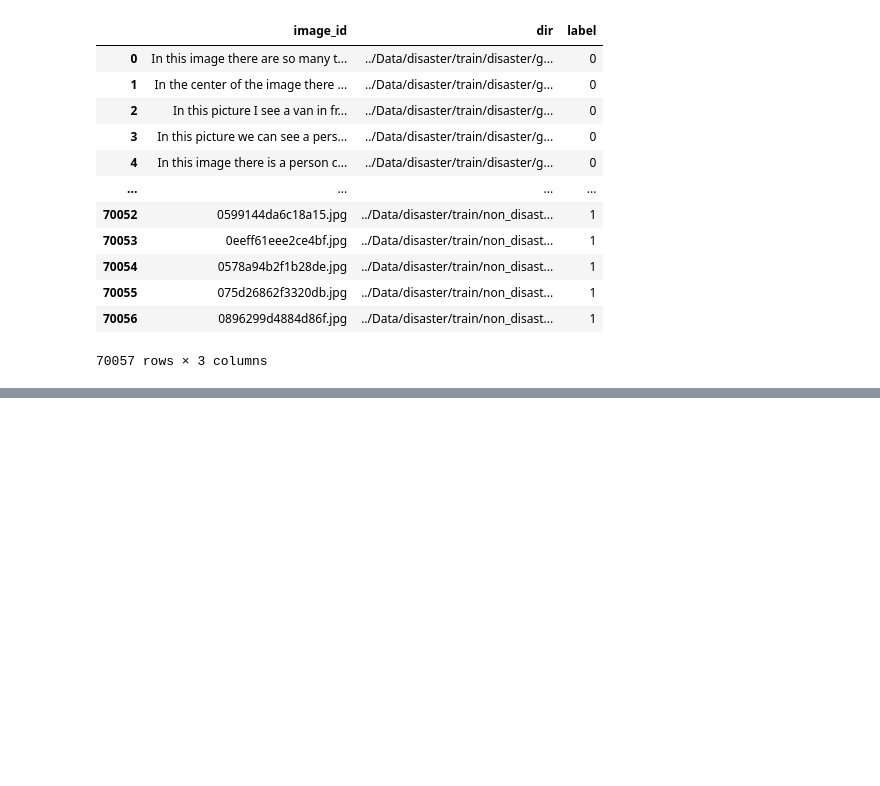
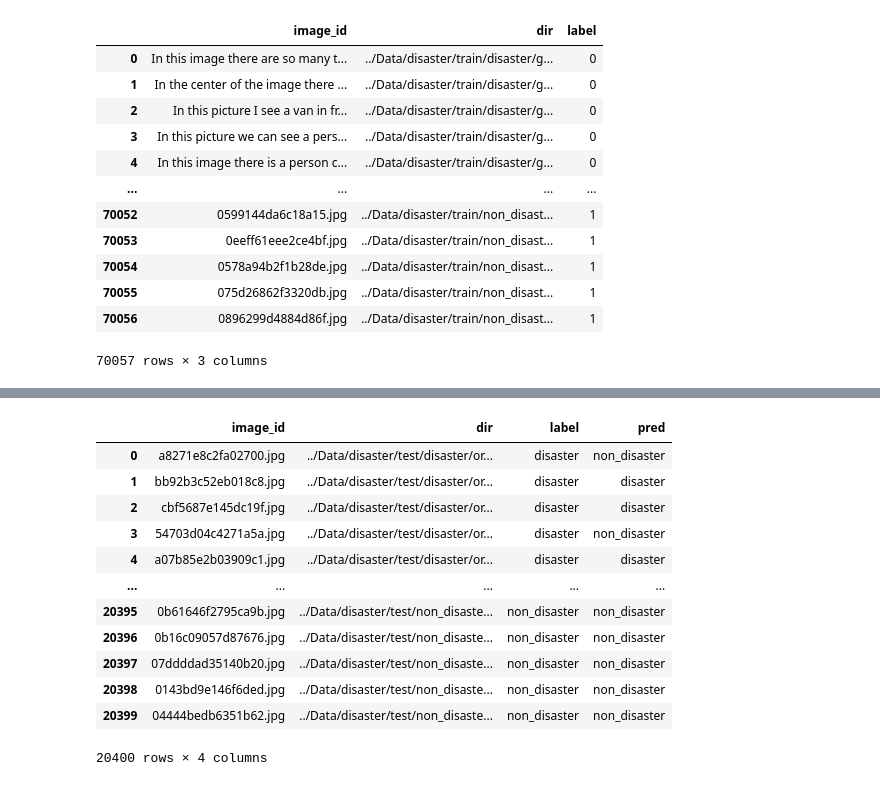
Before and after one commit to hojunking/auto_disaster_classifier, a Jupyter notebook: classification_baseline.ipynb, the cells around one changed output, grey strips where cells are left out. Drawn from its saved outputs; the diff is of its cells as text; code cells hidden in the pictures; blank space fills up the shorter version.

```diff
--- a/classification_baseline.ipynb
+++ b/classification_baseline.ipynb
@@ -688,0 +676,19 @@ Epoch 4/199
+# %%
+## Decode labels & Predictions
+test['label'] = le.inverse_transform(test['label'].values)
+test['pred'] = le.inverse_transform(test['pred'].values)
+test
+# %% [output]
+|  | image_id | dir | label | pred |
+| 0 | a8271e8c2fa02700.jpg | ../Data/disaster/test/disaster/or... | disaster | non_disaster |
+| 1 | bb92b3c52eb018c8.jpg | ../Data/disaster/test/disaster/or... | disaster | disaster |
+| 2 | cbf5687e145dc19f.jpg | ../Data/disaster/test/disaster/or... | disaster | disaster |
+| 3 | 54703d04c4271a5a.jpg | ../Data/disaster/test/disaster/or... | disaster | non_disaster |
+| 4 | a07b85e2b03909c1.jpg | ../Data/disaster/test/disaster/or... | disaster | disaster |
+| ... | ... | ... | ... | ... |
+| 20395 | 0b61646f2795ca9b.jpg | ../Data/disaster/test/non_disaste... | non_disaster | non_disaster |
+| 20396 | 0b16c09057d87676.jpg | ../Data/disaster/test/non_disaste... | non_disaster | non_disaster |
+| 20397 | 07ddddad35140b20.jpg | ../Data/disaster/test/non_disaste... | non_disaster | non_disaster |
+| 20398 | 0143bd9e146f6ded.jpg | ../Data/disaster/test/non_disaste... | non_disaster | non_disaster |
+| 20399 | 04444bedb6351b62.jpg | ../Data/disaster/test/non_disaste... | non_disaster | non_disaster |
+20400 rows × 4 columns
```
Also changed, not shown: parts of 23 cells of this notebook, 4 other files.
